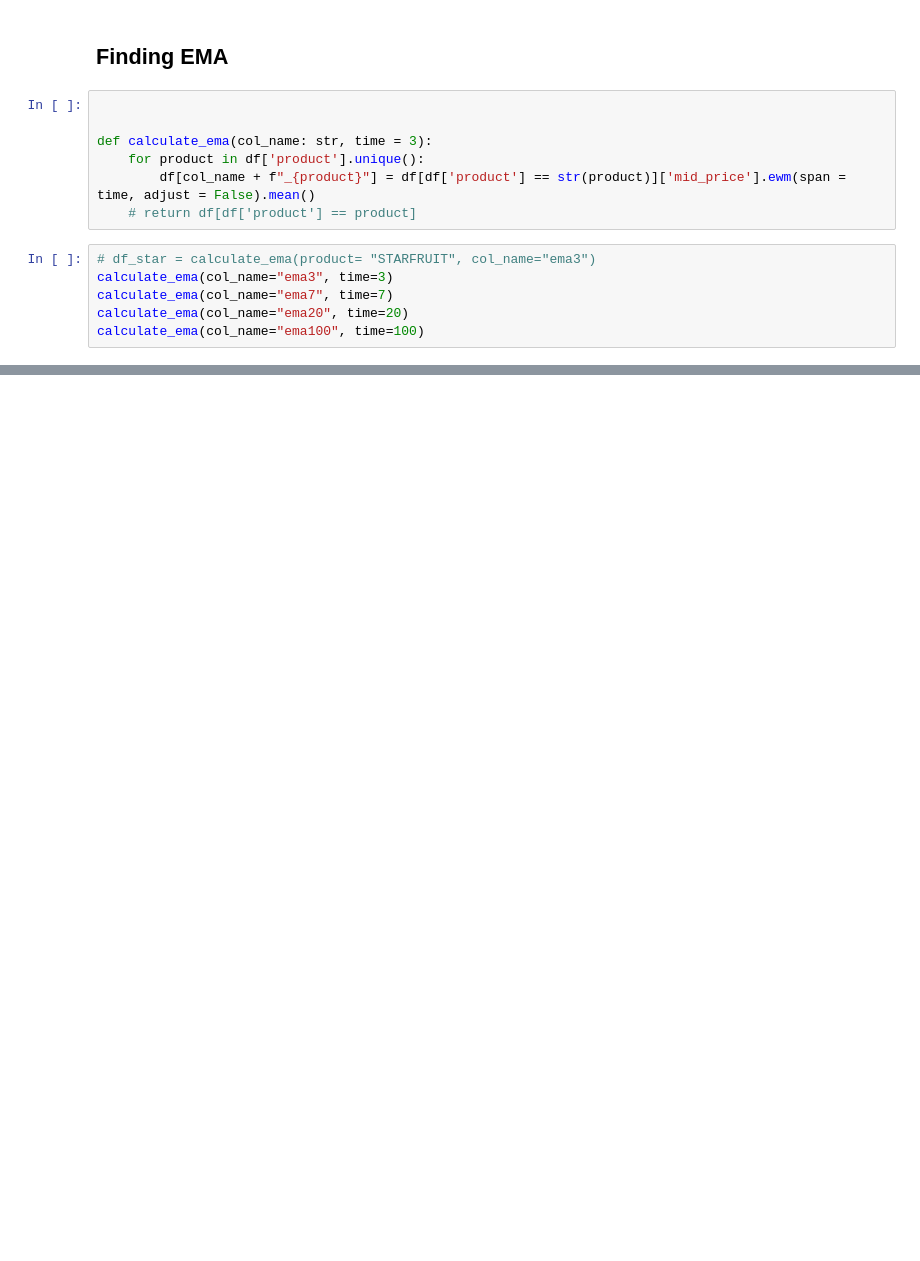
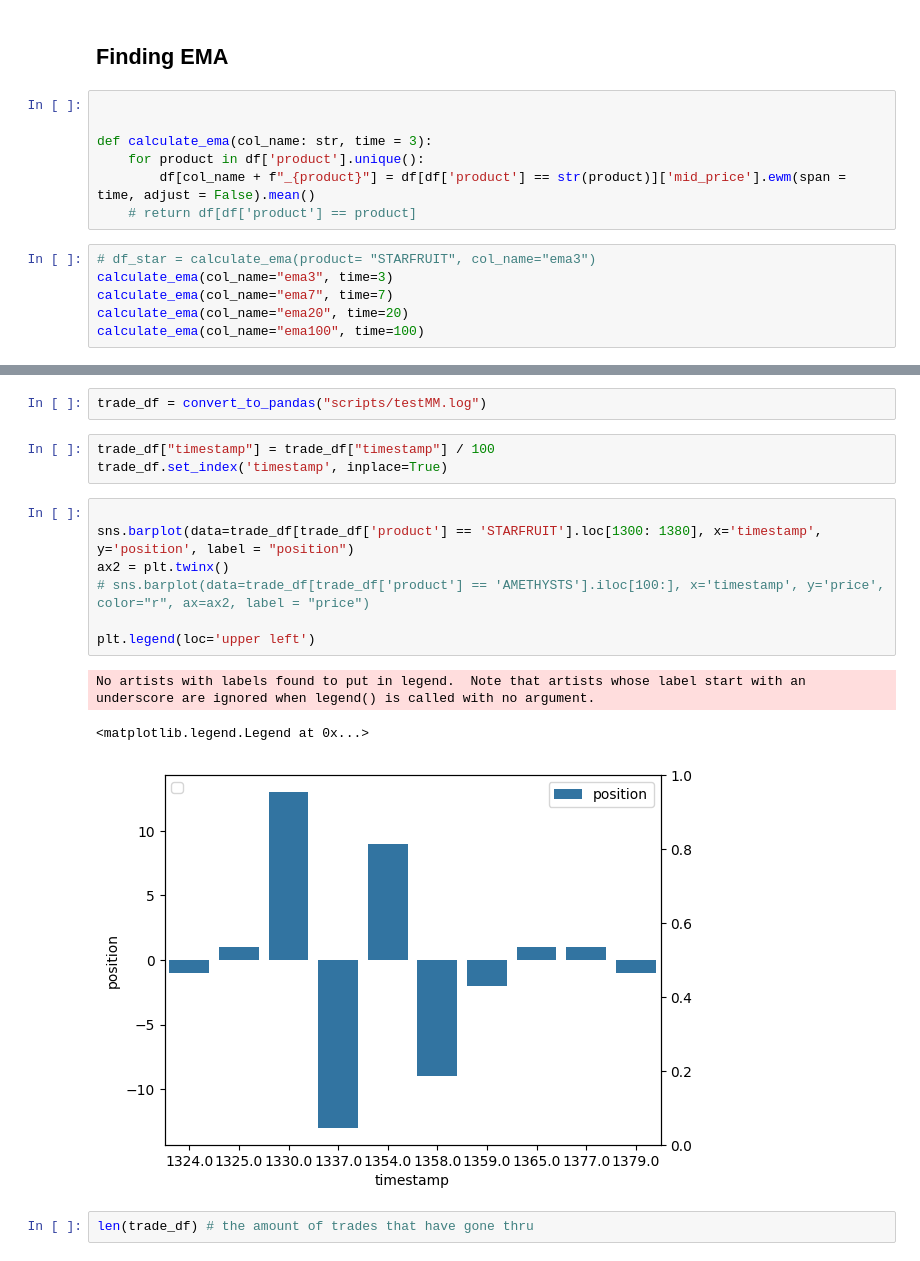
Before and after one commit to VincentG03/IMC-Poverty, a Jupyter notebook: Ziheng/output.ipynb, the cells around one changed output, grey strips where cells are left out. Drawn from its saved outputs; the diff is of its cells as text; blank space fills up the shorter version.

```diff
--- a/Ziheng/output.ipynb
+++ b/Ziheng/output.ipynb
@@ -147,0 +138,18 @@ Text(0, 0.5, 'PRICE')
+# %%
+trade_df = convert_to_pandas("scripts/testMM.log")
+# %%
+trade_df["timestamp"] = trade_df["timestamp"] / 100
+trade_df.set_index('timestamp', inplace=True)
+# %%
+
+sns.barplot(data=trade_df[trade_df['product'] == 'STARFRUIT'].loc[1300: 1380], x='timestamp', y='position', label = "position")
+ax2 = plt.twinx()
+# sns.barplot(data=trade_df[trade_df['product'] == 'AMETHYSTS'].iloc[100:], x='timestamp', y='price', color="r", ax=ax2, label = "price")
+
+plt.legend(loc='upper left')
+# %% [output]
+No artists with labels found to put in legend.  Note that artists whose label start with an underscore are ignored when legend() is called with no argument.
+<matplotlib.legend.Legend at 0x...>
+[figure, added]
+# %%
+len(trade_df) # the amount of trades that have gone thru
```
Also changed, not shown: parts of 12 cells of this notebook, 1 other file.
